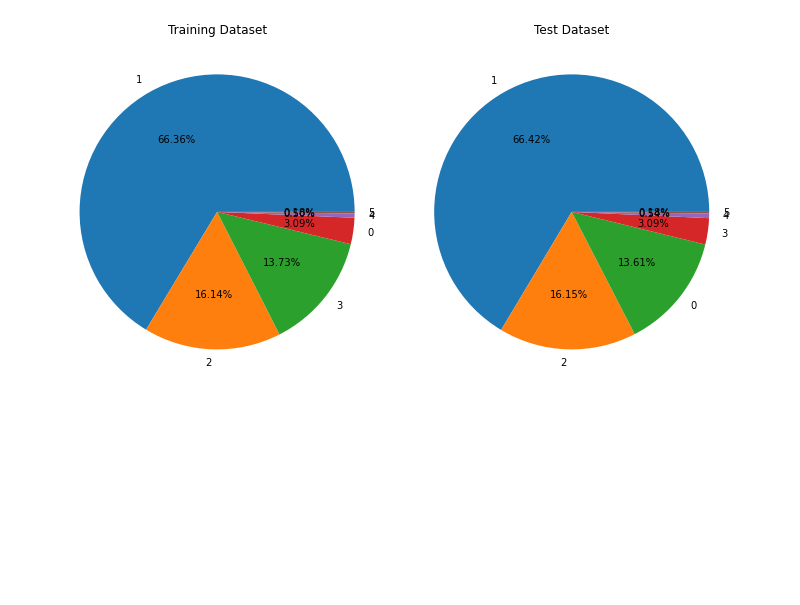
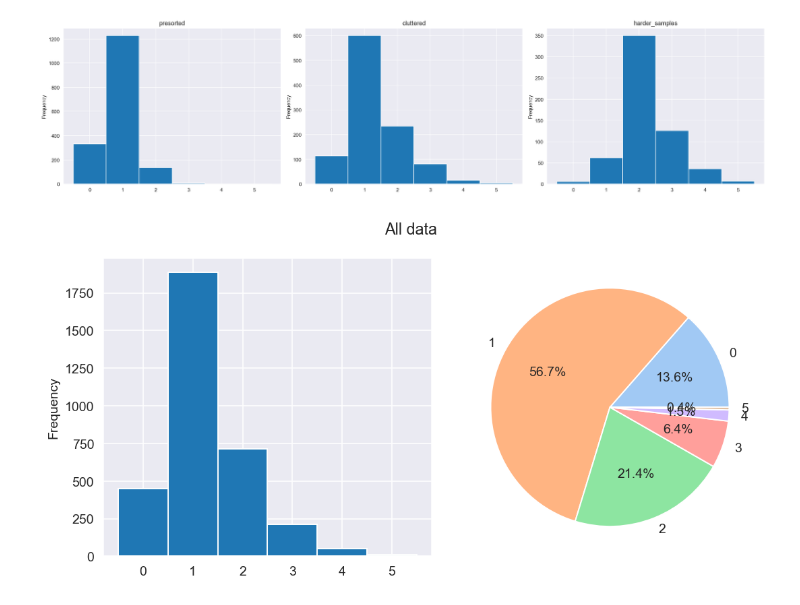
Before and after one commit to eismont21/AnomaliesRecycling, a Jupyter notebook: notebooks/TrainTestSplit.ipynb, the cells around one changed output. Cells and saved outputs as stored; diff of their text form; code cells hidden in the pictures; blank space fills up the shorter version.

Commit message:
Update train_test_split notebook

```diff
--- a/notebooks/TrainTestSplit.ipynb
+++ b/notebooks/TrainTestSplit.ipynb
@@ -6,3 +6,5 @@ import matplotlib.pyplot as plt
 # %%
-df_pre = pd.read_csv(Path(r'AnomaliesRecycling/presorted.csv'))
-df_clu = pd.read_csv(Path(r'AnomaliesRecycling/cluttered.csv'))
+folder_labels = '../data/labels/'
+df_pre = pd.read_csv(folder_labels + 'presorted/labels.csv')
+df_clu = pd.read_csv(folder_labels + 'cluttered/labels.csv')
+df_hard = pd.read_csv(folder_labels + 'harder_samples/labels.csv')
@@ -28,11 +10,0 @@ df_clu.head()
-# %%
-df_clu['name'] = df_clu.name.apply(lambda name: "/cluttered/" + name)
-df_pre['name'] = df_pre.name.apply(lambda name: "/presorted/" + name)
-# %%
-df = pd.concat([df_clu, df_pre], axis=0)
-df = df.astype({"label":"int","issue":"int", "edge": "int"})
-X = df.drop(columns=['label'])
-
-y = df['label']
-X.head()
-y.head()
@@ -59,14 +11,45 @@ for train, test in splitter.split(X,y):     #this will splits the index
-# %%
-plt.figure(figsize=(10,15))
-
-plt.subplot(121)
-plt.pie(y_train_SS.value_counts(),labels=y_train_SS.unique(),autopct = '%1.2f%%')
-plt.title('Training Dataset')
-
-plt.subplot(122)
-plt.pie(y_test_SS.value_counts(),labels=y_test_SS.unique(),autopct = '%1.2f%%')
-plt.title('Test Dataset')
-
-plt.tight_layout()
-# %% [output]
-[figure, removed]
+# %%
+fig, axes = plt.subplots(ncols=3, figsize=(20, 5), dpi=140)
+for i, df in enumerate([df_pre, df_clu, df_hard]):
+    df.plot(
+        ax=axes[i],
+        kind="hist",
+        y='count',
+        legend=False,
+        title=df['folder'][0],
+        bins=range(7),
+        align='left'
+    )
+fig.tight_layout()
+plt.show()
+# %% [output]
+[figure, added]
+# %%
+df = pd.concat([df_clu, df_pre, df_hard], axis=0)
+df = df[~df['issue']].drop('issue', axis=1)
+df['name'] = df.apply(lambda row: row['folder'] + '/' + row['name'], axis=1)
+
+fig, axes = plt.subplots(ncols=2, figsize=(8, 4), dpi=140)
+fig.suptitle('All data')
+df.plot(
+    ax=axes[0],
+    kind="hist",
+    y='count',
+    legend=False,
+    bins=range(7),
+    align='left'
+)
+
+df['count'].value_counts().sort_index().plot(
+    kind="pie",
+    ax=axes[1],
+    y='count',
+    autopct="%.1f%%",
+    ylabel='',
+    legend=False,
+    colors=sns.color_palette("pastel")
+)
+fig.tight_layout()
+plt.show()
+# %% [output]
+[figure, added]
```
Also changed, not shown: parts of 13 cells of this notebook.
